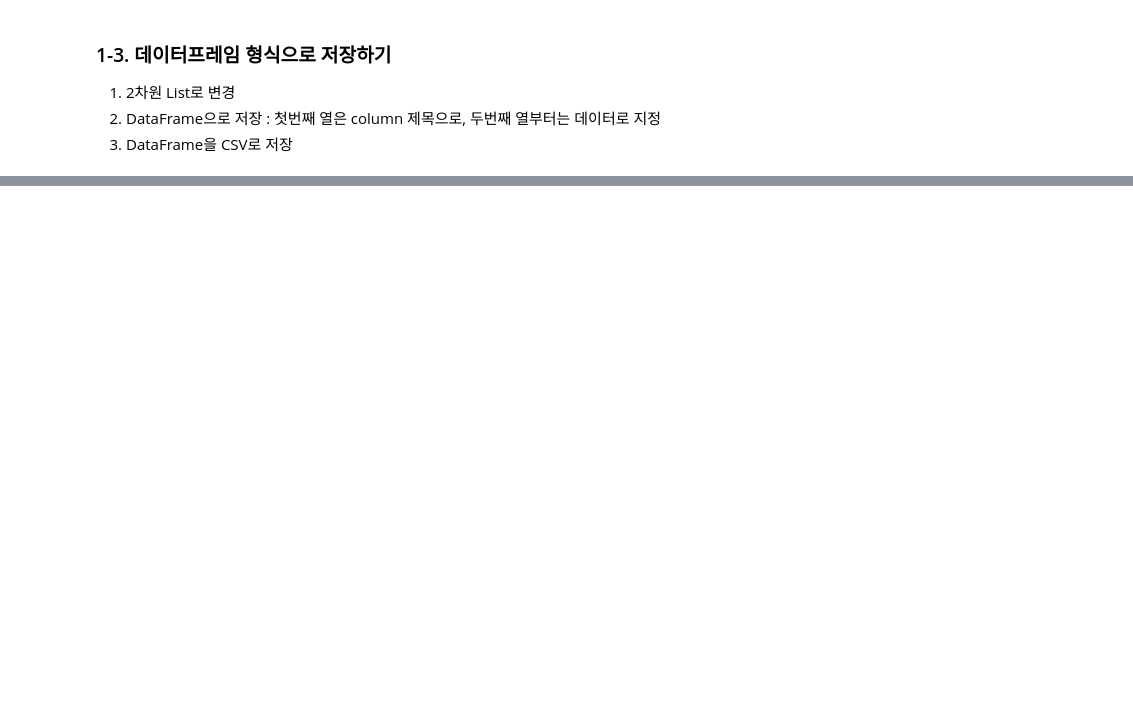
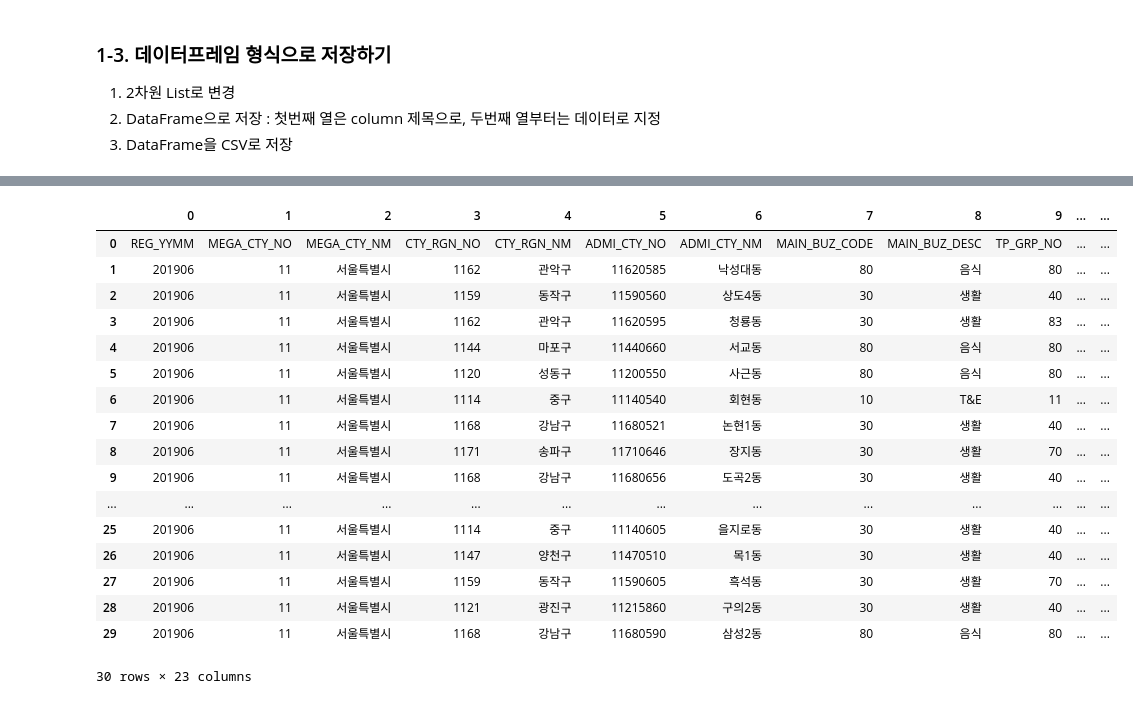
Before and after one commit to water4360/Basic-Python, a Jupyter notebook: DA_Lib/da_practice_2023-08-29/Day2_실습_3_카드소비 데이터 전처리.ipynb, the cells around one changed output, grey strips where cells are left out. Saved outputs shown, nothing was run; the diff lists cells and outputs as text; code cells hidden in the pictures; blank space fills up the shorter version.

```diff
--- a/DA_Lib/da_practice_2023-08-29/Day2_실습_3_카드소비 데이터 전처리.ipynb
+++ b/DA_Lib/da_practice_2023-08-29/Day2_실습_3_카드소비 데이터 전처리.ipynb
@@ -60,0 +171,22 @@ mySeparator = "****"
+# %%
+new_bc_df = pd.read_csv('bc_data_201906.csv', encoding='utf-8', index_col=0)
+new_bc_df.head(30)
+# %% [output]
+|  | 0 | 1 | 2 | 3 | 4 | 5 | 6 | 7 | 8 | 9 | ... | ... |
+| 0 | REG_YYMM | MEGA_CTY_NO | MEGA_CTY_NM | CTY_RGN_NO | CTY_RGN_NM | ADMI_CTY_NO | ADMI_CTY_NM | MAIN_BUZ_CODE | MAIN_BUZ_DESC | TP_GRP_NO | ... | ... |
+| 1 | 201906 | 11 | 서울특별시 | 1162 | 관악구 | 11620585 | 낙성대동 | 80 | 음식 | 80 | ... | ... |
+| 2 | 201906 | 11 | 서울특별시 | 1159 | 동작구 | 11590560 | 상도4동 | 30 | 생활 | 40 | ... | ... |
+| 3 | 201906 | 11 | 서울특별시 | 1162 | 관악구 | 11620595 | 청룡동 | 30 | 생활 | 83 | ... | ... |
+| 4 | 201906 | 11 | 서울특별시 | 1144 | 마포구 | 11440660 | 서교동 | 80 | 음식 | 80 | ... | ... |
+| 5 | 201906 | 11 | 서울특별시 | 1120 | 성동구 | 11200550 | 사근동 | 80 | 음식 | 80 | ... | ... |
+| 6 | 201906 | 11 | 서울특별시 | 1114 | 중구 | 11140540 | 회현동 | 10 | T&E | 11 | ... | ... |
+| 7 | 201906 | 11 | 서울특별시 | 1168 | 강남구 | 11680521 | 논현1동 | 30 | 생활 | 40 | ... | ... |
+| 8 | 201906 | 11 | 서울특별시 | 1171 | 송파구 | 11710646 | 장지동 | 30 | 생활 | 70 | ... | ... |
+| 9 | 201906 | 11 | 서울특별시 | 1168 | 강남구 | 11680656 | 도곡2동 | 30 | 생활 | 40 | ... | ... |
+| ... | ... | ... | ... | ... | ... | ... | ... | ... | ... | ... | ... | ... |
+| 25 | 201906 | 11 | 서울특별시 | 1114 | 중구 | 11140605 | 을지로동 | 30 | 생활 | 40 | ... | ... |
+| 26 | 201906 | 11 | 서울특별시 | 1147 | 양천구 | 11470510 | 목1동 | 30 | 생활 | 40 | ... | ... |
+| 27 | 201906 | 11 | 서울특별시 | 1159 | 동작구 | 11590605 | 흑석동 | 30 | 생활 | 70 | ... | ... |
+| 28 | 201906 | 11 | 서울특별시 | 1121 | 광진구 | 11215860 | 구의2동 | 30 | 생활 | 40 | ... | ... |
+| 29 | 201906 | 11 | 서울특별시 | 1168 | 강남구 | 11680590 | 삼성2동 | 80 | 음식 | 80 | ... | ... |
+30 rows × 23 columns
```
Also changed, not shown: parts of 14 cells of this notebook, 4 other files.
